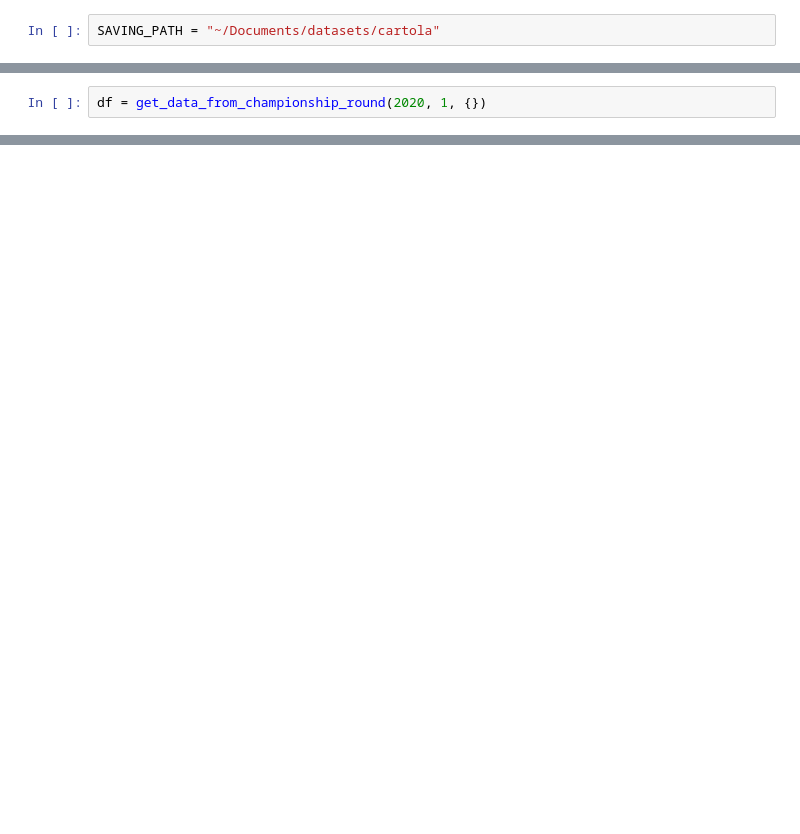
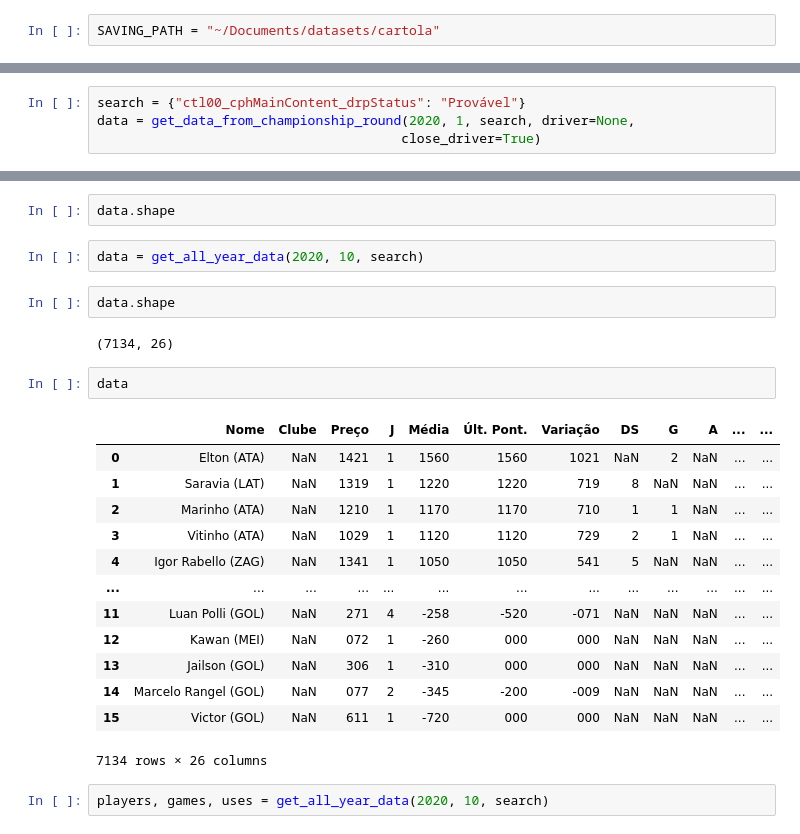
Before and after one commit to lgmoneda/datasets, a Jupyter notebook: cartola/lab.ipynb, the cells around one changed output, grey strips where cells are left out. Saved outputs shown, nothing was run; the diff lists cells and outputs as text; blank space fills up the shorter version.

```diff
--- a/cartola/lab.ipynb
+++ b/cartola/lab.ipynb
@@ -118,2 +24,0 @@ get_maximum_page_number(driver)
-# %%
-df = get_data_from_championship_round(2020, 1, {})
@@ -160,0 +298,4 @@ get_table_from_page(driver)
+# %%
+search = {"ctl00_cphMainContent_drpStatus": "Provável"}
+data = get_data_from_championship_round(2020, 1, search, driver=None,
+                                       close_driver=True)
@@ -160,0 +312,26 @@ get_table_from_page(driver)
+# %%
+data.shape
+# %%
+data = get_all_year_data(2020, 10, search)
+# %%
+data.shape
+# %% [output]
+(7134, 26)
+# %%
+data
+# %% [output]
+|  | Nome | Clube | Preço | J | Média | Últ. Pont. | Variação | DS | G | A | ... | ... |
+| 0 | Elton (ATA) | NaN | 1421 | 1 | 1560 | 1560 | 1021 | NaN | 2 | NaN | ... | ... |
+| 1 | Saravia (LAT) | NaN | 1319 | 1 | 1220 | 1220 | 719 | 8 | NaN | NaN | ... | ... |
+| 2 | Marinho (ATA) | NaN | 1210 | 1 | 1170 | 1170 | 710 | 1 | 1 | NaN | ... | ... |
+| 3 | Vitinho (ATA) | NaN | 1029 | 1 | 1120 | 1120 | 729 | 2 | 1 | NaN | ... | ... |
+| 4 | Igor Rabello (ZAG) | NaN | 1341 | 1 | 1050 | 1050 | 541 | 5 | NaN | NaN | ... | ... |
+| ... | ... | ... | ... | ... | ... | ... | ... | ... | ... | ... | ... | ... |
+| 11 | Luan Polli (GOL) | NaN | 271 | 4 | -258 | -520 | -071 | NaN | NaN | NaN | ... | ... |
+| 12 | Kawan (MEI) | NaN | 072 | 1 | -260 | 000 | 000 | NaN | NaN | NaN | ... | ... |
+| 13 | Jailson (GOL) | NaN | 306 | 1 | -310 | 000 | 000 | NaN | NaN | NaN | ... | ... |
+| 14 | Marcelo Rangel (GOL) | NaN | 077 | 2 | -345 | -200 | -009 | NaN | NaN | NaN | ... | ... |
+| 15 | Victor (GOL) | NaN | 611 | 1 | -720 | 000 | 000 | NaN | NaN | NaN | ... | ... |
+7134 rows × 26 columns
+# %%
+players, games, uses = get_all_year_data(2020, 10, search)
```
Also changed, not shown: parts of 37 cells of this notebook.
